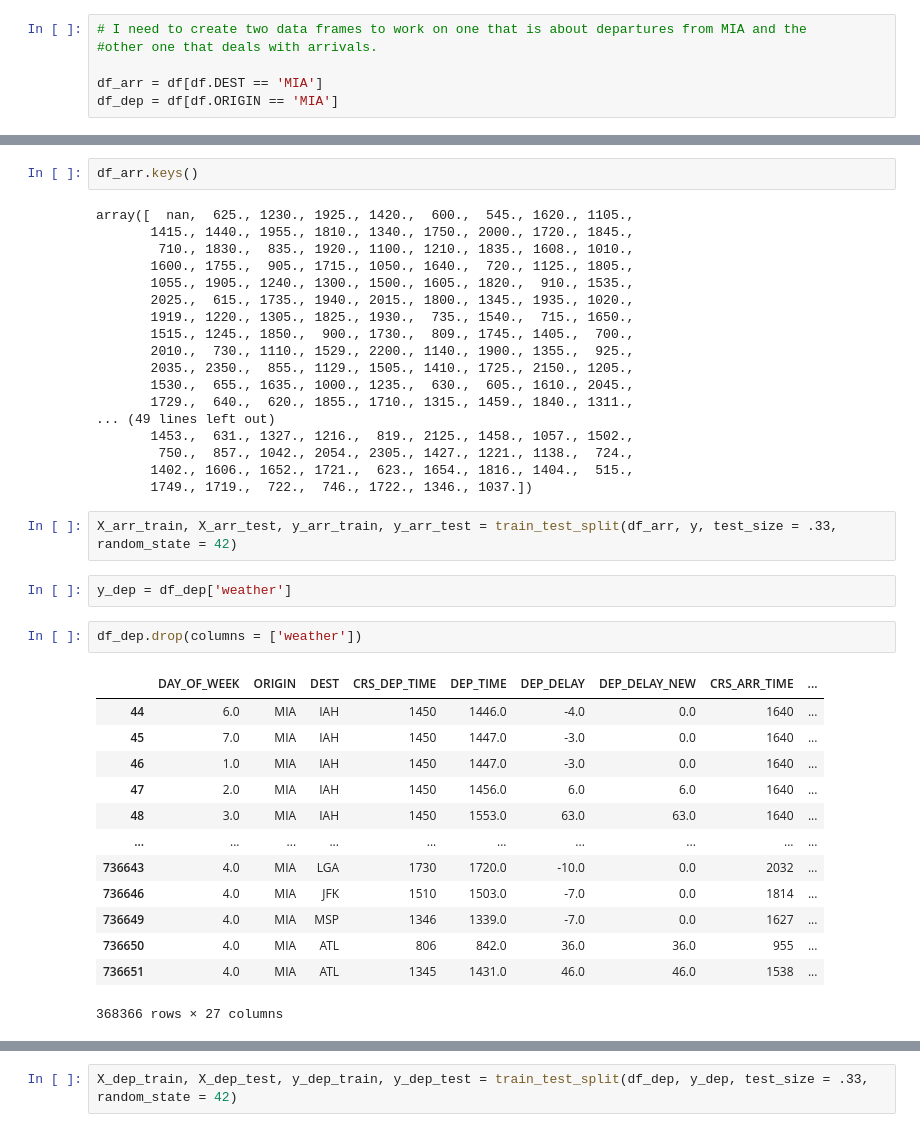
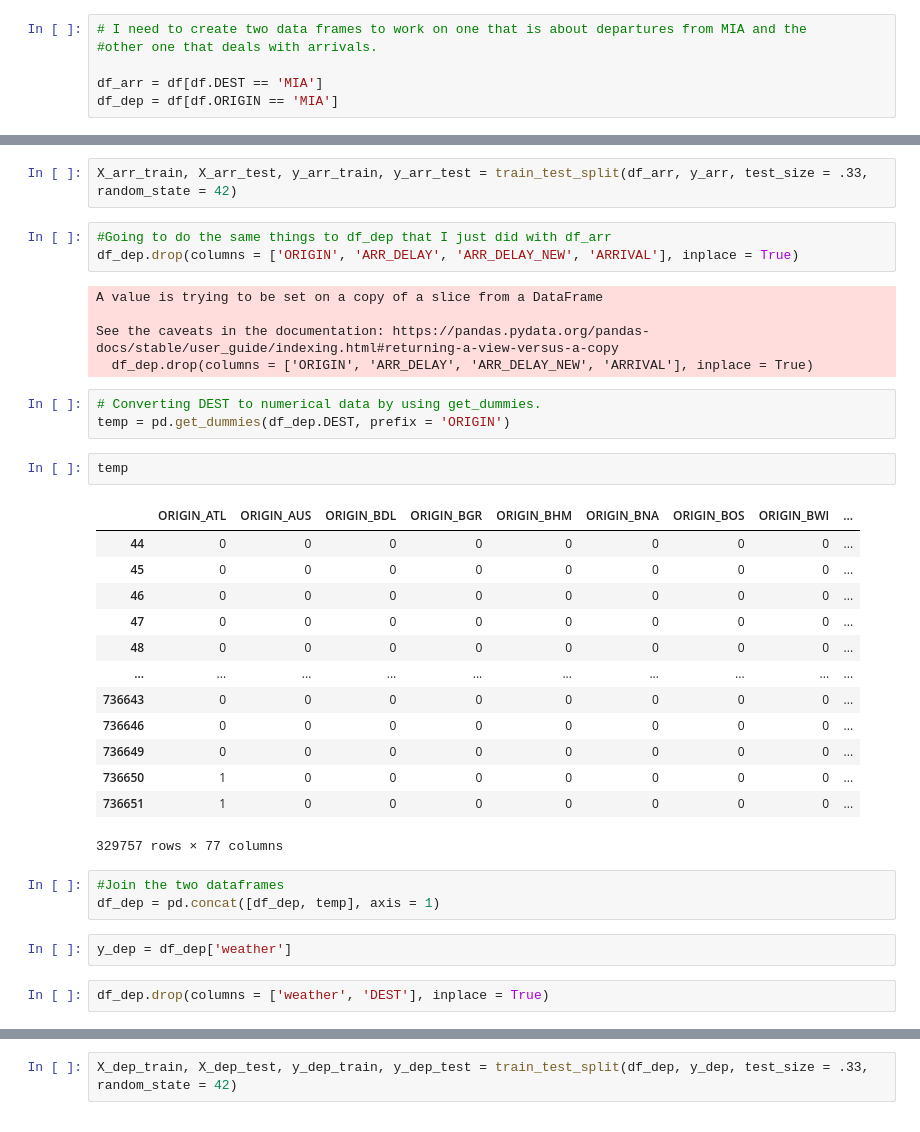
Before and after one commit to tucsonboy/springboard, a Jupyter notebook: 16.3_Capstone_two.ipynb, the cells around one changed output, grey strips where cells are left out. Cells and saved outputs as stored; diff of their text form.

```diff
--- a/16.3_Capstone_two.ipynb
+++ b/16.3_Capstone_two.ipynb
@@ -133,40 +224,36 @@ df_arr
-# %%
-df_arr.keys()
-# %% [output]
-array([  nan,  625., 1230., 1925., 1420.,  600.,  545., 1620., 1105.,
-       1415., 1440., 1955., 1810., 1340., 1750., 2000., 1720., 1845.,
-        710., 1830.,  835., 1920., 1100., 1210., 1835., 1608., 1010.,
-       1600., 1755.,  905., 1715., 1050., 1640.,  720., 1125., 1805.,
-       1055., 1905., 1240., 1300., 1500., 1605., 1820.,  910., 1535.,
-       2025.,  615., 1735., 1940., 2015., 1800., 1345., 1935., 1020.,
-       1919., 1220., 1305., 1825., 1930.,  735., 1540.,  715., 1650.,
-       1515., 1245., 1850.,  900., 1730.,  809., 1745., 1405.,  700.,
-       2010.,  730., 1110., 1529., 2200., 1140., 1900., 1355.,  925.,
-       2035., 2350.,  855., 1129., 1505., 1410., 1725., 2150., 1205.,
-       1530.,  655., 1635., 1000., 1235.,  630.,  605., 1610., 2045.,
-       1729.,  640.,  620., 1855., 1710., 1315., 1459., 1840., 1311.,
-... (49 lines left out)
-       1453.,  631., 1327., 1216.,  819., 2125., 1458., 1057., 1502.,
-        750.,  857., 1042., 2054., 2305., 1427., 1221., 1138.,  724.,
-       1402., 1606., 1652., 1721.,  623., 1654., 1816., 1404.,  515.,
-       1749., 1719.,  722.,  746., 1722., 1346., 1037.])
 # %%
-X_arr_train, X_arr_test, y_arr_train, y_arr_test = train_test_split(df_arr, y, test_size = .33, random_state = 42)
+X_arr_train, X_arr_test, y_arr_train, y_arr_test = train_test_split(df_arr, y_arr, test_size = .33, random_state = 42)
+# %%
+#Going to do the same things to df_dep that I just did with df_arr
+df_dep.drop(columns = ['ORIGIN', 'ARR_DELAY', 'ARR_DELAY_NEW', 'ARRIVAL'], inplace = True)
+# %% [output]
+A value is trying to be set on a copy of a slice from a DataFrame
+
+See the caveats in the documentation: https://pandas.pydata.org/pandas-docs/stable/user_guide/indexing.html#returning-a-view-versus-a-copy
+  df_dep.drop(columns = ['ORIGIN', 'ARR_DELAY', 'ARR_DELAY_NEW', 'ARRIVAL'], inplace = True)
+# %%
+# Converting DEST to numerical data by using get_dummies.
+temp = pd.get_dummies(df_dep.DEST, prefix = 'ORIGIN')
+# %%
+temp
+# %% [output]
+|  | ORIGIN_ATL | ORIGIN_AUS | ORIGIN_BDL | ORIGIN_BGR | ORIGIN_BHM | ORIGIN_BNA | ORIGIN_BOS | ORIGIN_BWI | ... |
+| 44 | 0 | 0 | 0 | 0 | 0 | 0 | 0 | 0 | ... |
+| 45 | 0 | 0 | 0 | 0 | 0 | 0 | 0 | 0 | ... |
+| 46 | 0 | 0 | 0 | 0 | 0 | 0 | 0 | 0 | ... |
+| 47 | 0 | 0 | 0 | 0 | 0 | 0 | 0 | 0 | ... |
+| 48 | 0 | 0 | 0 | 0 | 0 | 0 | 0 | 0 | ... |
+| ... | ... | ... | ... | ... | ... | ... | ... | ... | ... |
+| 736643 | 0 | 0 | 0 | 0 | 0 | 0 | 0 | 0 | ... |
+| 736646 | 0 | 0 | 0 | 0 | 0 | 0 | 0 | 0 | ... |
+| 736649 | 0 | 0 | 0 | 0 | 0 | 0 | 0 | 0 | ... |
+| 736650 | 1 | 0 | 0 | 0 | 0 | 0 | 0 | 0 | ... |
+| 736651 | 1 | 0 | 0 | 0 | 0 | 0 | 0 | 0 | ... |
+329757 rows × 77 columns
+# %%
+#Join the two dataframes
+df_dep = pd.concat([df_dep, temp], axis = 1)
 # %%
 y_dep = df_dep['weather']
 # %%
-df_dep.drop(columns = ['weather'])
+df_dep.drop(columns = ['weather', 'DEST'], inplace = True)
-# %% [output]
-|  | DAY_OF_WEEK | ORIGIN | DEST | CRS_DEP_TIME | DEP_TIME | DEP_DELAY | DEP_DELAY_NEW | CRS_ARR_TIME | ... |
-| 44 | 6.0 | MIA | IAH | 1450 | 1446.0 | -4.0 | 0.0 | 1640 | ... |
-| 45 | 7.0 | MIA | IAH | 1450 | 1447.0 | -3.0 | 0.0 | 1640 | ... |
-| 46 | 1.0 | MIA | IAH | 1450 | 1447.0 | -3.0 | 0.0 | 1640 | ... |
-| 47 | 2.0 | MIA | IAH | 1450 | 1456.0 | 6.0 | 6.0 | 1640 | ... |
-| 48 | 3.0 | MIA | IAH | 1450 | 1553.0 | 63.0 | 63.0 | 1640 | ... |
-| ... | ... | ... | ... | ... | ... | ... | ... | ... | ... |
-| 736643 | 4.0 | MIA | LGA | 1730 | 1720.0 | -10.0 | 0.0 | 2032 | ... |
-| 736646 | 4.0 | MIA | JFK | 1510 | 1503.0 | -7.0 | 0.0 | 1814 | ... |
-| 736649 | 4.0 | MIA | MSP | 1346 | 1339.0 | -7.0 | 0.0 | 1627 | ... |
-| 736650 | 4.0 | MIA | ATL | 806 | 842.0 | 36.0 | 36.0 | 955 | ... |
-| 736651 | 4.0 | MIA | ATL | 1345 | 1431.0 | 46.0 | 46.0 | 1538 | ... |
-368366 rows × 27 columns
```
Also changed, not shown: parts of 40 cells of this notebook.
